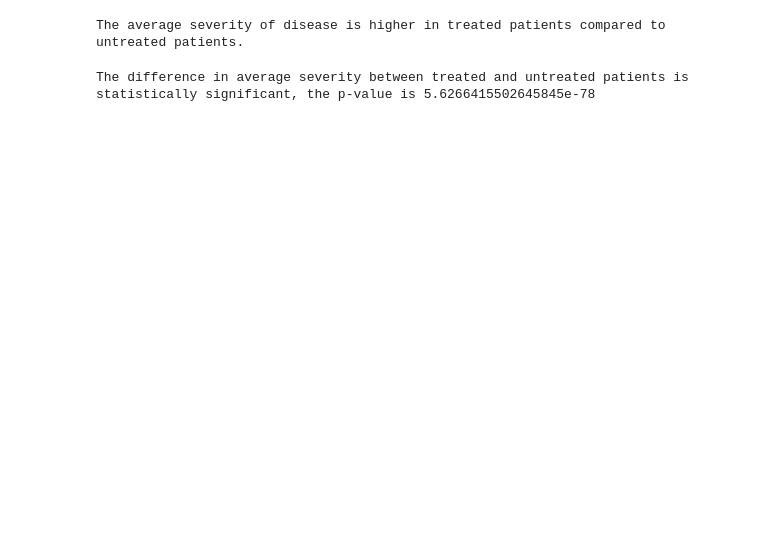
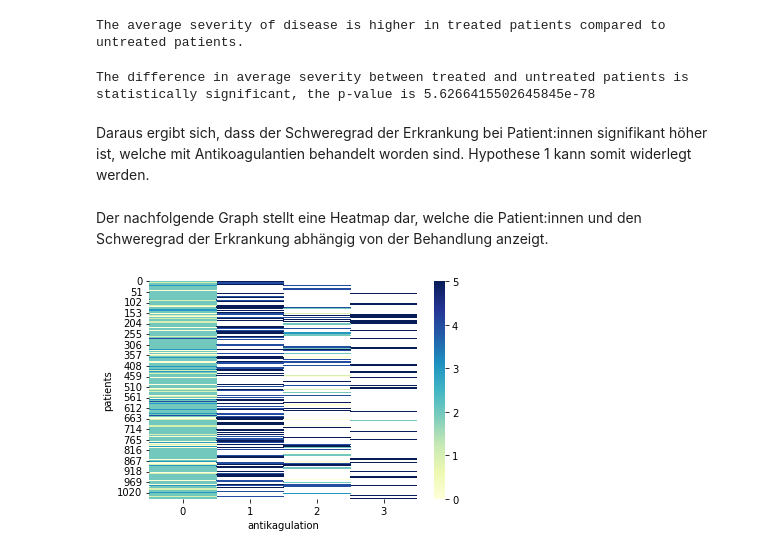
Before and after one commit to Fuenfgeld/DMA2023TeamB, a Jupyter notebook: Auswertung_DWH.ipynb, the cells around one changed output. Cells and saved outputs as stored; diff of their text form; code cells hidden in the pictures; blank space fills up the shorter version.

```diff
--- a/Auswertung_DWH.ipynb
+++ b/Auswertung_DWH.ipynb
@@ -233,3 +445,24 @@ else:
     print("The difference in average severity between treated and untreated patients is not statistically significant, the p-value is", p_value)
 # %% [output]
 The difference in average severity between treated and untreated patients is statistically significant, the p-value is 5.6266415502645845e-78
+# %% [markdown]
+Daraus ergibt sich, dass der Schweregrad der Erkrankung bei Patient:innen signifikant höher ist, welche mit Antikoagulantien behandelt worden sind. Hypothese 1 kann somit widerlegt werden.
+# %% [markdown]
+Der nachfolgende Graph stellt eine Heatmap dar, welche die Patient:innen und den Schweregrad der Erkrankung abhängig von der Behandlung anzeigt.
+# %%
+import seaborn as sns
+import matplotlib.pyplot as plt
+
+# Load the data
+df_data = sqldf("""SELECT patients, antikagulation, course FROM PMG """)
+
+# Create a pivot table
+df_pivot = df_data.pivot('patients','antikagulation','course',)
+
+# Create a heatmap
+sns.heatmap(df_pivot, cmap='YlGnBu')
+
+# Show the plot
+plt.show()
+# %% [output]
+[figure, added]
```
Also changed, not shown: parts of 54 cells of this notebook.
